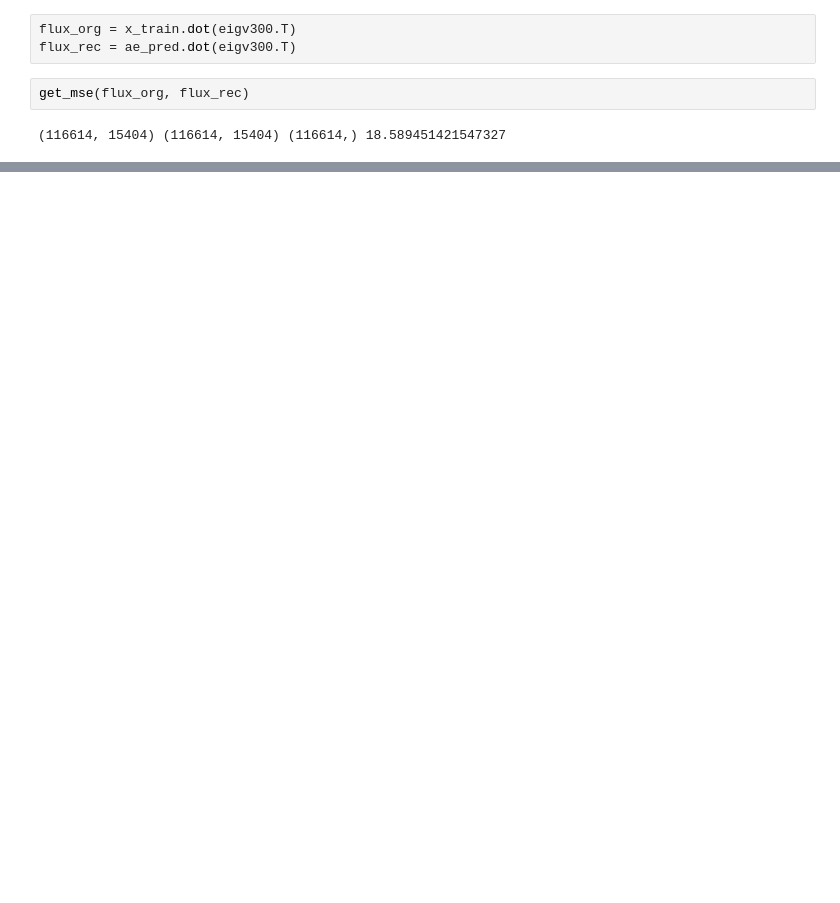
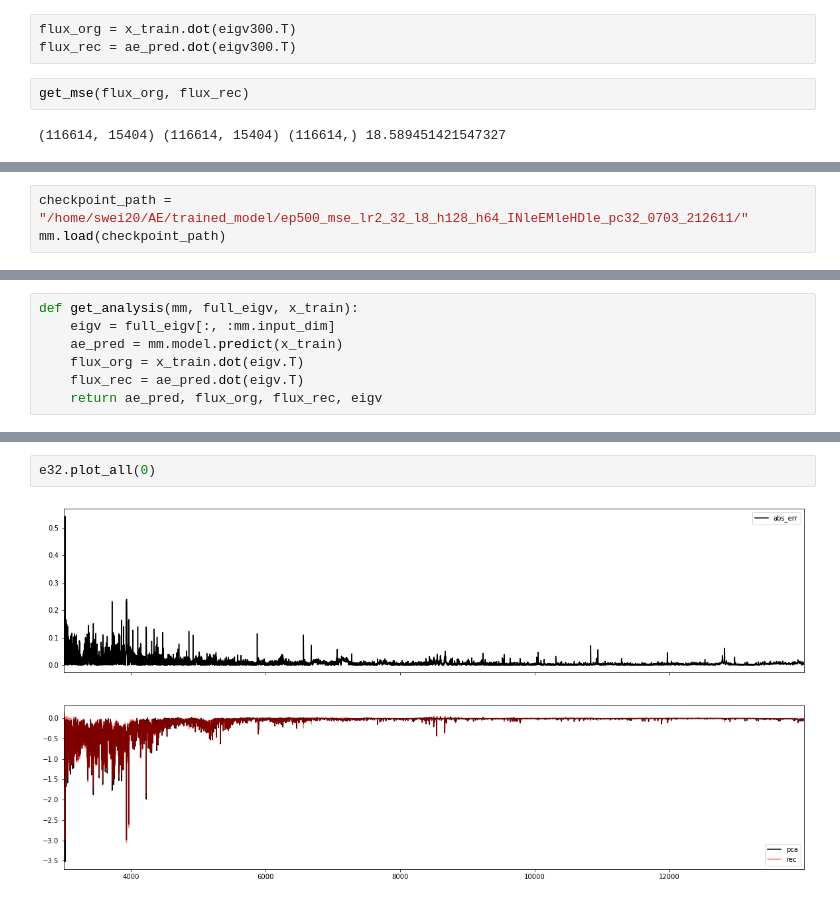
Before and after one commit to ViskaWei/AE, a Jupyter notebook: nb/explore_simple_ae_pipeline.ipynb, the cells around one changed output, grey strips where cells are left out. Cells and saved outputs as stored; diff of their text form; blank space fills up the shorter version.

```diff
--- a/nb/explore_simple_ae_pipeline.ipynb
+++ b/nb/explore_simple_ae_pipeline.ipynb
@@ -445,0 +560,3 @@ get_mse(flux_org, flux_rec)
+# %%
+checkpoint_path = "/home/swei20/AE/trained_model/ep500_mse_lr2_32_l8_h128_h64_INleEMleHDle_pc32_0703_212611/"
+mm.load(checkpoint_path)
@@ -445,0 +571,7 @@ get_mse(flux_org, flux_rec)
+# %%
+def get_analysis(mm, full_eigv, x_train):
+    eigv = full_eigv[:, :mm.input_dim]
+    ae_pred = mm.model.predict(x_train)
+    flux_org = x_train.dot(eigv.T)
+    flux_rec = ae_pred.dot(eigv.T)
+    return ae_pred, flux_org, flux_rec, eigv
@@ -445,0 +595,4 @@ get_mse(flux_org, flux_rec)
+# %%
+e32.plot_all(0)
+# %% [output]
+[figure, added]
```
Also changed, not shown: parts of 69 cells of this notebook, 10 other files.
